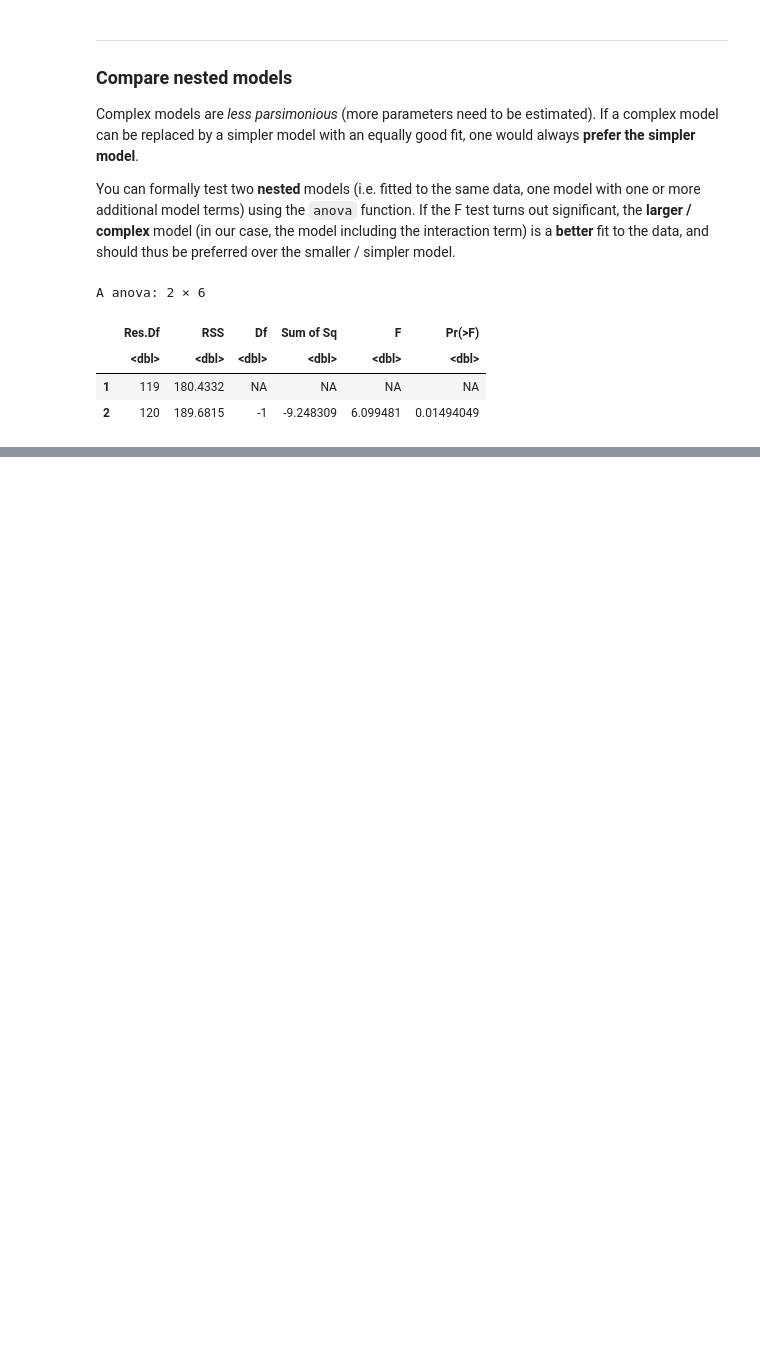
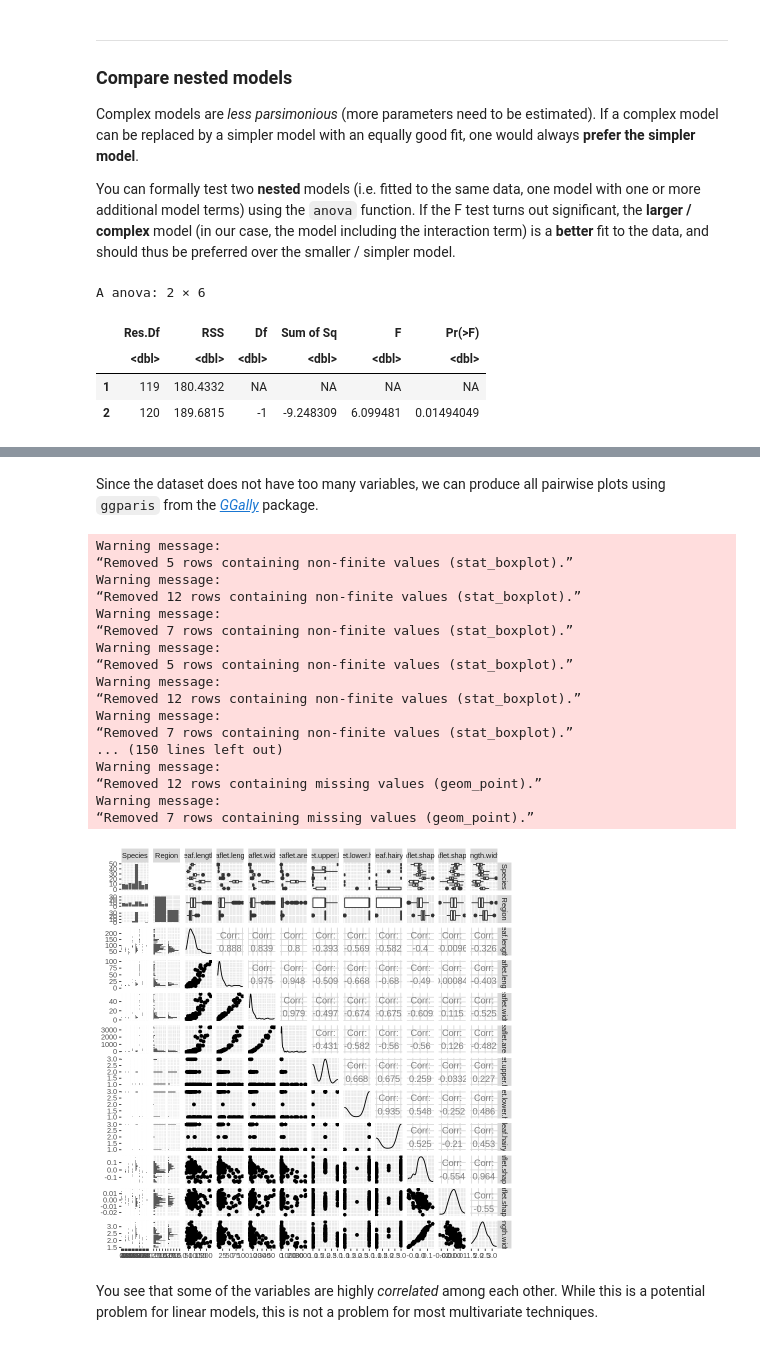
Before and after one commit to scrameri/Umweltbiologie, a Jupyter notebook: Tutorials.ipynb, the cells around one changed output, grey strips where cells are left out. Saved outputs shown, nothing was run; the diff lists cells and outputs as text; code cells hidden in the pictures; blank space fills up the shorter version.

```diff
--- a/Tutorials.ipynb
+++ b/Tutorials.ipynb
@@ -631,0 +669,3 @@ A anova: 2 × 6
+# %%
+d.mis <- read.csv("https://raw.githubusercontent.com/scrameri/Umweltbiologie/master/Multivariate.csv", row.names = "ID")
+str(d.mis)
@@ -631,0 +686,26 @@ A anova: 2 × 6
+# %% [markdown]
+Since the dataset does not have too many variables, we can produce all pairwise plots using `ggparis` from the [*GGally*](https://cran.r-project.org/web/packages/GGally/index.html) package.
+# %%
+gp <- ggpairs(data = d.mis)
+print(gp)
+# %% [output]
+Warning message:
+“Removed 5 rows containing non-finite values (stat_boxplot).”
+Warning message:
+“Removed 12 rows containing non-finite values (stat_boxplot).”
+Warning message:
+“Removed 7 rows containing non-finite values (stat_boxplot).”
+Warning message:
+“Removed 5 rows containing non-finite values (stat_boxplot).”
+Warning message:
+“Removed 12 rows containing non-finite values (stat_boxplot).”
+Warning message:
+“Removed 7 rows containing non-finite values (stat_boxplot).”
+... (150 lines left out)
+Warning message:
+“Removed 12 rows containing missing values (geom_point).”
+Warning message:
+“Removed 7 rows containing missing values (geom_point).”
+[figure, added]
+# %% [markdown]
+You see that some of the variables are highly *correlated* among each other. While this is a potential problem for linear models, this is not a problem for most multivariate techniques.
```
Also changed, not shown: parts of 21 cells of this notebook.
